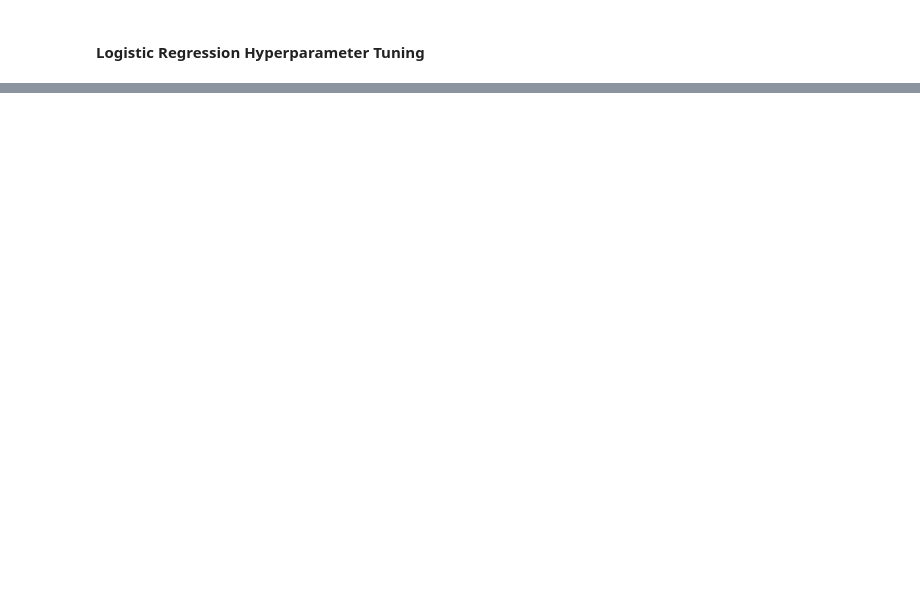
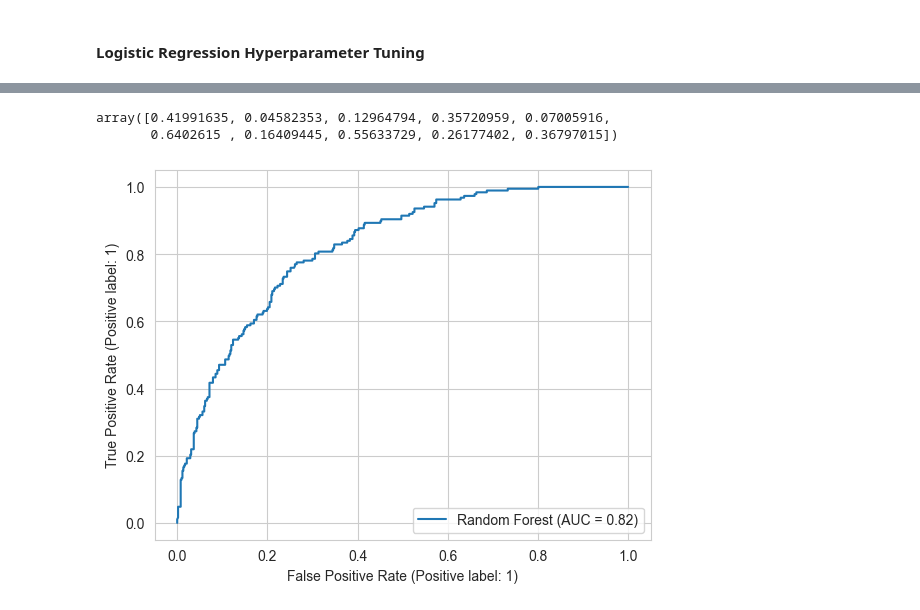
Before and after one commit to rongachoka/Customer_Churn_Analysis_EDA, a Jupyter notebook: index.ipynb, the cells around one changed output, grey strips where cells are left out. Drawn from its saved outputs; the diff is of its cells as text; code cells hidden in the pictures; blank space fills up the shorter version.

```diff
--- a/index.ipynb
+++ b/index.ipynb
@@ -1032,3 +1033,7 @@ We split the data into 3 sets as follows:
 > - Test set: 10% of the data
 
 This is because we want the train data for training the model, the validation data for tuning the model and the test data for evaluating the model. We will use the validation data to tune the hyperparameters of the model and the test data to evaluate the model.
+# %%
+# Weight to deal with imbalanced dataset
+weightage = dict(1/df2["Churn"].value_counts())
+weightage
@@ -1202,0 +1222,11 @@ AttributeError: 'DataFrame' object has no attribute 'append'
+# %%
+# Build Random Forest Classifier Model
+np.random.seed(1234)
+rf = RandomForestClassifier(class_weight=weightage)
+
+# Fit model to train data
+rf.fit(X_train, y_train)
+
+# Make predictions on validation data
+rf_base = rf.score(X_val, y_val)
+rf_base
@@ -1202,0 +1239,20 @@ AttributeError: 'DataFrame' object has no attribute 'append'
+# %%
+# Hyperparameter grid for random forest classifier
+np.random.seed(1234)
+
+rf_grid = {"n_estimators": np.arange(10, 101, 10),
+           "max_depth": [None, 3, 5, 10],
+           "min_samples_split": np.arange(2, 11, 2),
+           "min_samples_leaf": np.arange(1, 11, 2)}
+
+# Setup gridsearch hyperparameter for RandomForestClassifier
+gs_rf = GridSearchCV(RandomForestClassifier(),
+                     param_grid=rf_grid,
+                     cv=3,
+                     verbose=True)
+
+# Fit hyperparameter search model
+gs_rf.fit(X_train, y_train)
+
+# Find the best hyperparameters
+gs_rf.best_params_
@@ -1213,0 +1316,10 @@ In this section we will evaluate the models we built in the previous section. We
+# %%
+gs_preds = gs_rf.predict_proba(X_test)[:, 1]
+gs_preds[:10]
+# %% [output]
+array([0.41991635, 0.04582353, 0.12964794, 0.35720959, 0.07005916,
+       0.6402615 , 0.16409445, 0.55633729, 0.26177402, 0.36797015])
+# %%
+roc_display = RocCurveDisplay.from_estimator(gs_rf, X_test, y_test, name="Random Forest")
+# %% [output]
+[figure, added]
```
Also changed, not shown: parts of 41 cells of this notebook, 2 other files.
